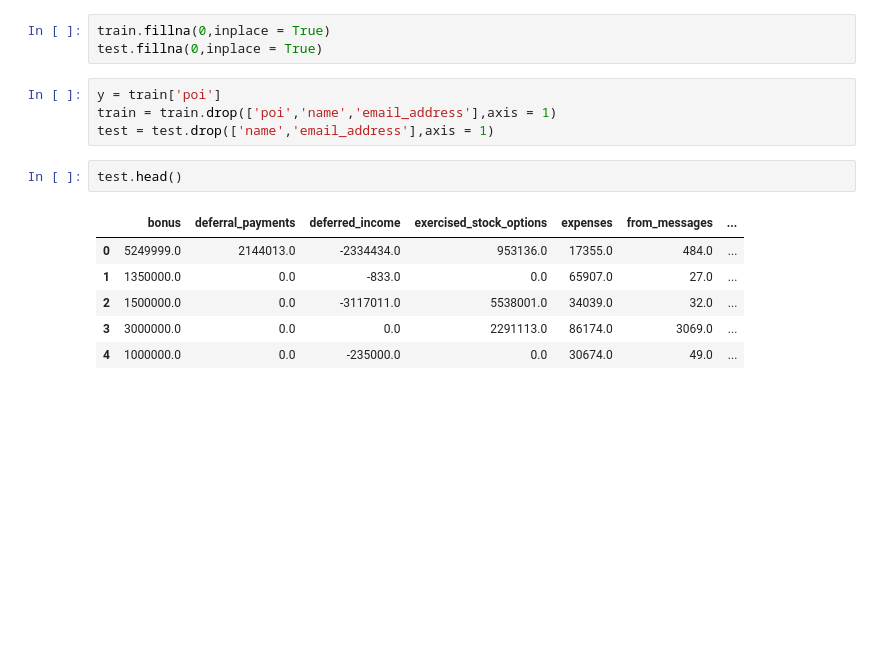
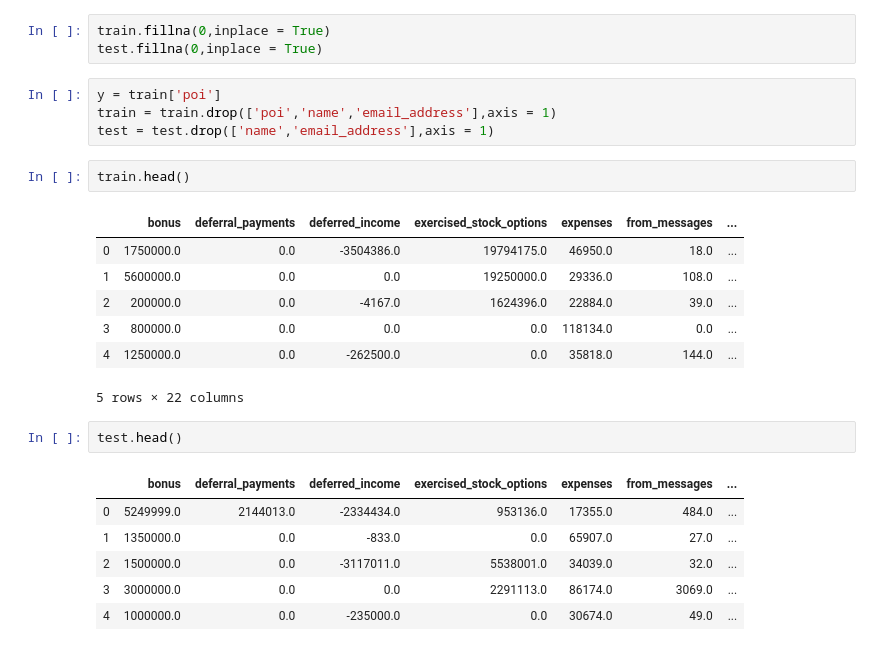
Before and after one commit to HandSam0822/3rd-ML100Days, a Jupyter notebook: Homework/Kaggle 期中競賽/First EDA and cleaning data.ipynb, the cells around one changed output. Cells and saved outputs as stored; diff of their text form; blank space fills up the shorter version.

```diff
--- a/Homework/Kaggle 期中競賽/First EDA and cleaning data.ipynb
+++ b/Homework/Kaggle 期中競賽/First EDA and cleaning data.ipynb
@@ -99,6 +99,16 @@ test.fillna(0,inplace = True)
 y = train['poi']
 train = train.drop(['poi','name','email_address'],axis = 1)
 test = test.drop(['name','email_address'],axis = 1)
+# %%
+train.head()
+# %% [output]
+|  | bonus | deferral_payments | deferred_income | exercised_stock_options | expenses | from_messages | ... |
+| 0 | 1750000.0 | 0.0 | -3504386.0 | 19794175.0 | 46950.0 | 18.0 | ... |
+| 1 | 5600000.0 | 0.0 | 0.0 | 19250000.0 | 29336.0 | 108.0 | ... |
+| 2 | 200000.0 | 0.0 | -4167.0 | 1624396.0 | 22884.0 | 39.0 | ... |
+| 3 | 800000.0 | 0.0 | 0.0 | 0.0 | 118134.0 | 0.0 | ... |
+| 4 | 1250000.0 | 0.0 | -262500.0 | 0.0 | 35818.0 | 144.0 | ... |
+5 rows × 22 columns
 # %%
 test.head()
 # %% [output]
```
Also changed, not shown: parts of 22 cells of this notebook, 7 other files.
